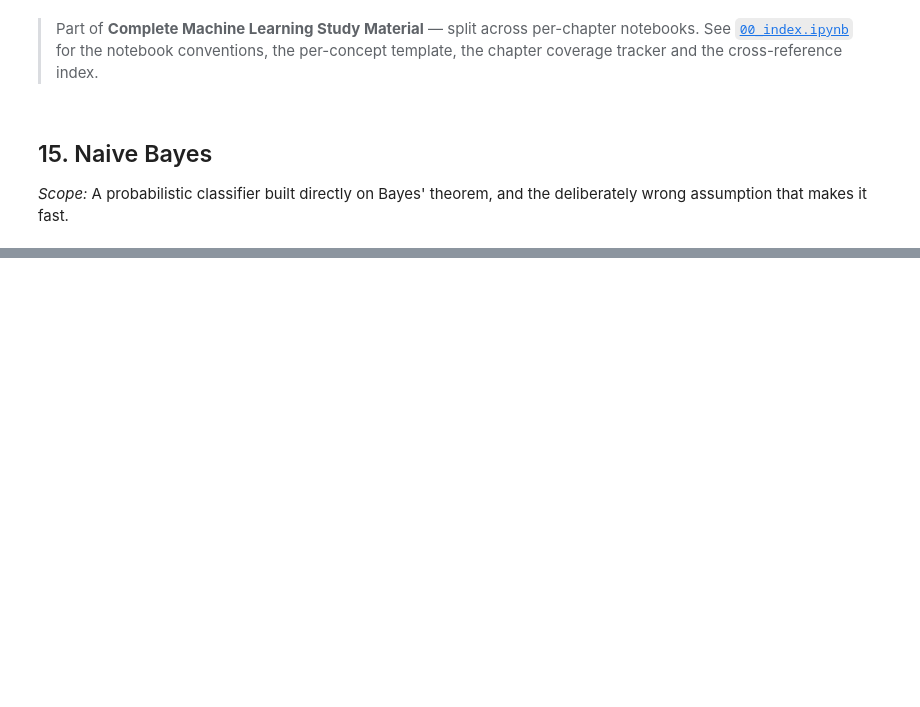
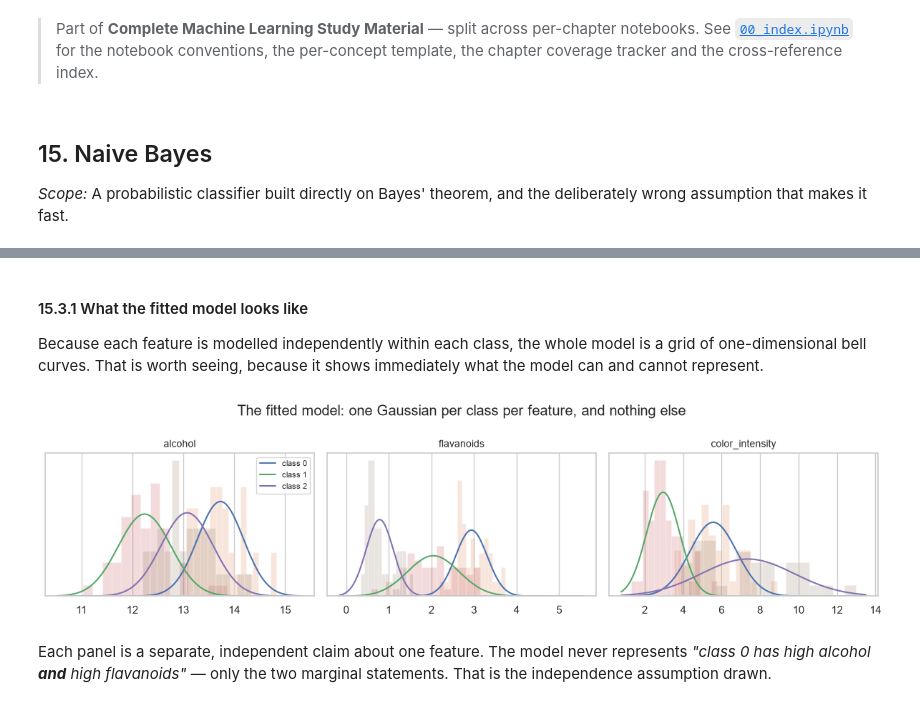
Before and after one commit to Shayan2002Saha/ML_Materials, a Jupyter notebook: 15_naive_bayes.ipynb, the cells around one changed output, grey strips where cells are left out. Drawn from its saved outputs; the diff is of its cells as text; code cells hidden in the pictures; blank space fills up the shorter version.

```diff
--- a/15_naive_bayes.ipynb
+++ b/15_naive_bayes.ipynb
@@ -42,0 +197,17 @@
+# %%
+from sklearn.datasets import load_wine
+
+wine = load_wine()
+Xw, yw = wine.data, wine.target
+Xw_tr, Xw_te, yw_tr, yw_te = train_test_split(Xw, yw, test_size=0.3, stratify=yw,
+                                              random_state=RANDOM_STATE)
+
+mine = GaussianNBScratch().fit(Xw_tr, yw_tr)
+theirs = GaussianNB().fit(Xw_tr, yw_tr)
+
+print("class priors:")
+print(f"  from scratch : {mine.priors_.round(6)}")
+print(f"  scikit-learn : {theirs.class_prior_.round(6)}")
+print("\nper-class means, first 3 features:")
+print(f"  from scratch :\n{mine.theta_[:, :3].round(4)}")
+print(f"  scikit-learn :\n{theirs.theta_[:, :3].round(4)}")
@@ -42,0 +250,31 @@
+# %% [markdown]
+#### 15.3.1 What the fitted model looks like
+
+Because each feature is modelled independently within each class, the whole model is a grid of
+one-dimensional bell curves. That is worth seeing, because it shows immediately what the model can and
+cannot represent.
+# %%
+from scipy.stats import norm
+
+feature_idx = [0, 6, 9]          # alcohol, flavanoids, colour intensity
+fig, axes = plt.subplots(1, 3, figsize=(12, 3.2))
+
+for ax, j in zip(axes, feature_idx):
+    lo, hi = Xw[:, j].min(), Xw[:, j].max()
+    grid = np.linspace(lo - 0.5, hi + 0.5, 300)
+    for c in range(3):
+        ax.plot(grid, norm.pdf(grid, mine.theta_[c, j], np.sqrt(mine.var_[c, j])),
+                label=f"class {c}")
+        ax.hist(Xw_tr[yw_tr == c, j], bins=15, density=True, alpha=0.2)
+    ax.set_title(wine.feature_names[j], fontsize=10)
+    ax.set_yticks([])
+axes[0].legend(fontsize=8)
+fig.suptitle("The fitted model: one Gaussian per class per feature, and nothing else")
+fig.tight_layout()
+plt.show()
+# %% [output]
+[figure, added]
+# %% [markdown]
+Each panel is a separate, independent claim about one feature. The model never represents *"class 0 has
+high alcohol **and** high flavanoids"* — only the two marginal statements. That is the independence
+assumption drawn.
```
Also changed, not shown: parts of 77 cells of this notebook, 4 other files.
